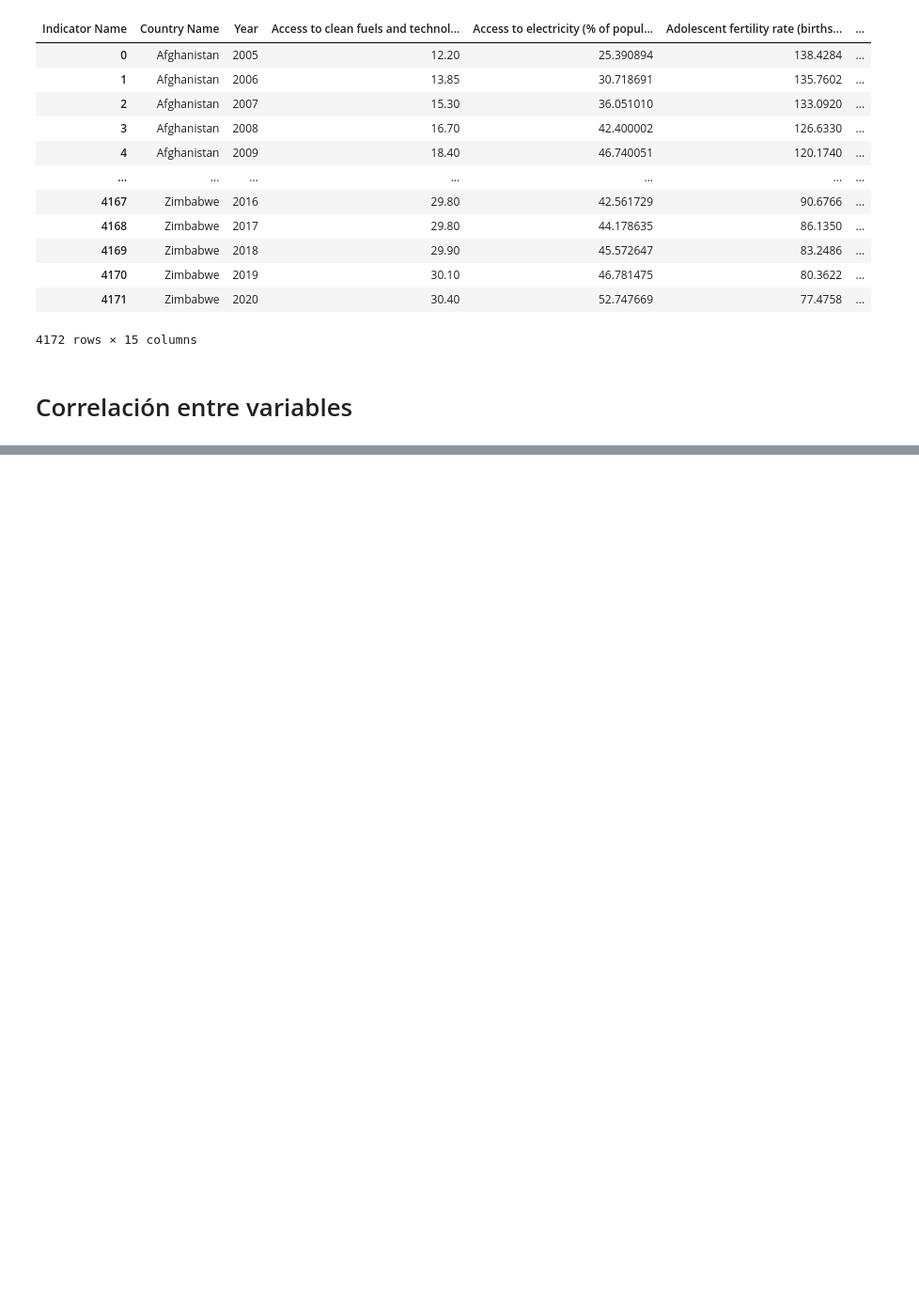
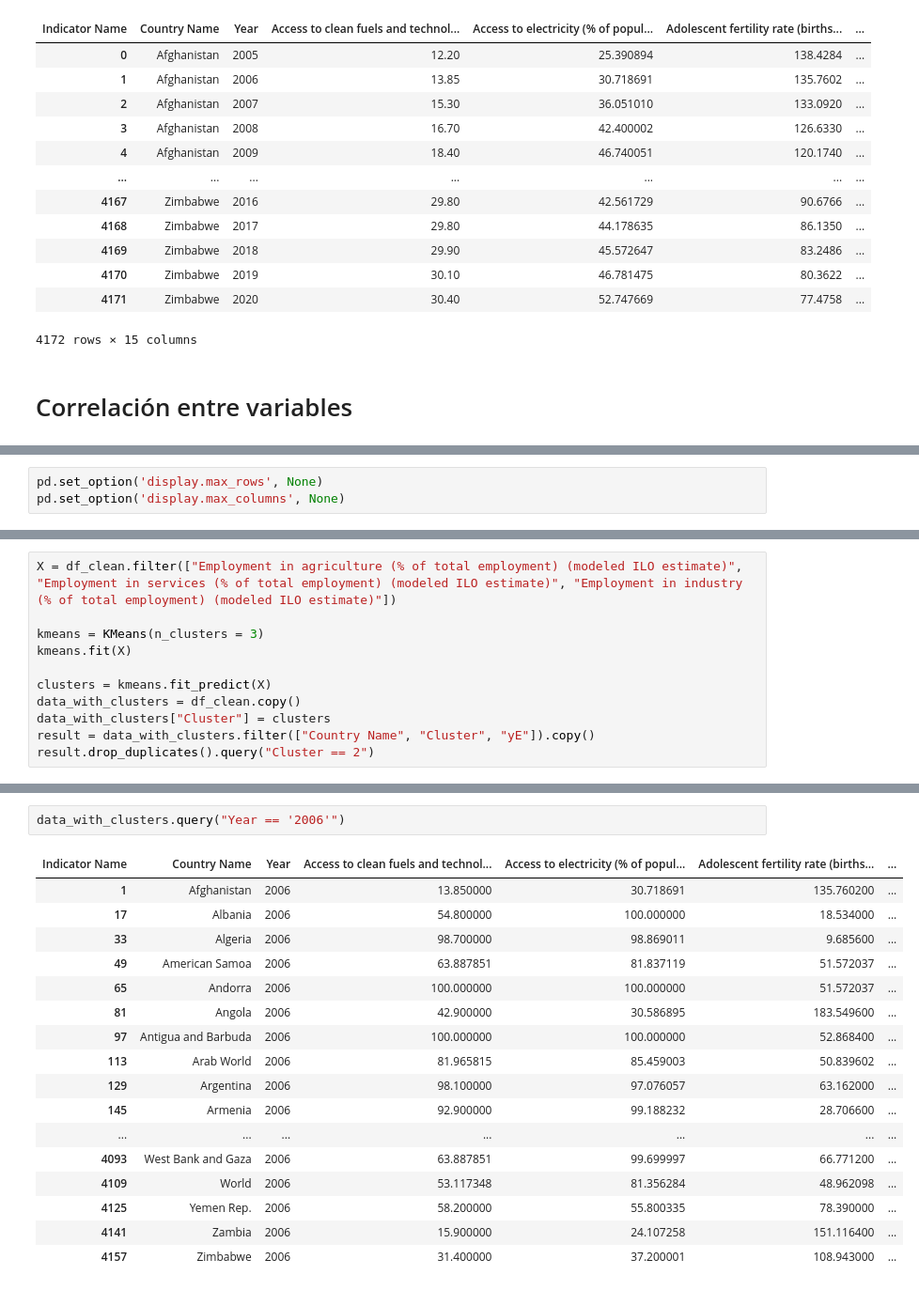
Before and after one commit to Aq202/uvg_mineria_proyecto1, a Jupyter notebook: proyecto_diego.ipynb, the cells around one changed output, grey strips where cells are left out. Shown at 94% size. Saved outputs shown, nothing was run; the diff lists cells and outputs as text; blank space fills up the shorter version.

```diff
--- a/proyecto_diego.ipynb
+++ b/proyecto_diego.ipynb
@@ -135,0 +216,3 @@ correlation_matrix
+# %%
+pd.set_option('display.max_rows', None)
+pd.set_option('display.max_columns', None)
@@ -135,0 +245,11 @@ correlation_matrix
+# %%
+X = df_clean.filter(["Employment in agriculture (% of total employment) (modeled ILO estimate)", "Employment in services (% of total employment) (modeled ILO estimate)", "Employment in industry (% of total employment) (modeled ILO estimate)"])
+
+kmeans = KMeans(n_clusters = 3)
+kmeans.fit(X)
+
+clusters = kmeans.fit_predict(X)
+data_with_clusters = df_clean.copy()
+data_with_clusters["Cluster"] = clusters
+result = data_with_clusters.filter(["Country Name", "Cluster", "yE"]).copy()
+result.drop_duplicates().query("Cluster == 2")
@@ -135,0 +294,20 @@ correlation_matrix
+# %%
+data_with_clusters.query("Year == '2006'")
+# %% [output]
+| Indicator Name | Country Name | Year | Access to clean fuels and technol... | Access to electricity (% of popul... | Adolescent fertility rate (births... | ... |
+| 1 | Afghanistan | 2006 | 13.850000 | 30.718691 | 135.760200 | ... |
+| 17 | Albania | 2006 | 54.800000 | 100.000000 | 18.534000 | ... |
+| 33 | Algeria | 2006 | 98.700000 | 98.869011 | 9.685600 | ... |
+| 49 | American Samoa | 2006 | 63.887851 | 81.837119 | 51.572037 | ... |
+| 65 | Andorra | 2006 | 100.000000 | 100.000000 | 51.572037 | ... |
+| 81 | Angola | 2006 | 42.900000 | 30.586895 | 183.549600 | ... |
+| 97 | Antigua and Barbuda | 2006 | 100.000000 | 100.000000 | 52.868400 | ... |
+| 113 | Arab World | 2006 | 81.965815 | 85.459003 | 50.839602 | ... |
+| 129 | Argentina | 2006 | 98.100000 | 97.076057 | 63.162000 | ... |
+| 145 | Armenia | 2006 | 92.900000 | 99.188232 | 28.706600 | ... |
+| ... | ... | ... | ... | ... | ... | ... |
+| 4093 | West Bank and Gaza | 2006 | 63.887851 | 99.699997 | 66.771200 | ... |
+| 4109 | World | 2006 | 53.117348 | 81.356284 | 48.962098 | ... |
+| 4125 | Yemen Rep. | 2006 | 58.200000 | 55.800335 | 78.390000 | ... |
+| 4141 | Zambia | 2006 | 15.900000 | 24.107258 | 151.116400 | ... |
+| 4157 | Zimbabwe | 2006 | 31.400000 | 37.200001 | 108.943000 | ... |
```
Also changed, not shown: parts of 13 cells of this notebook.
